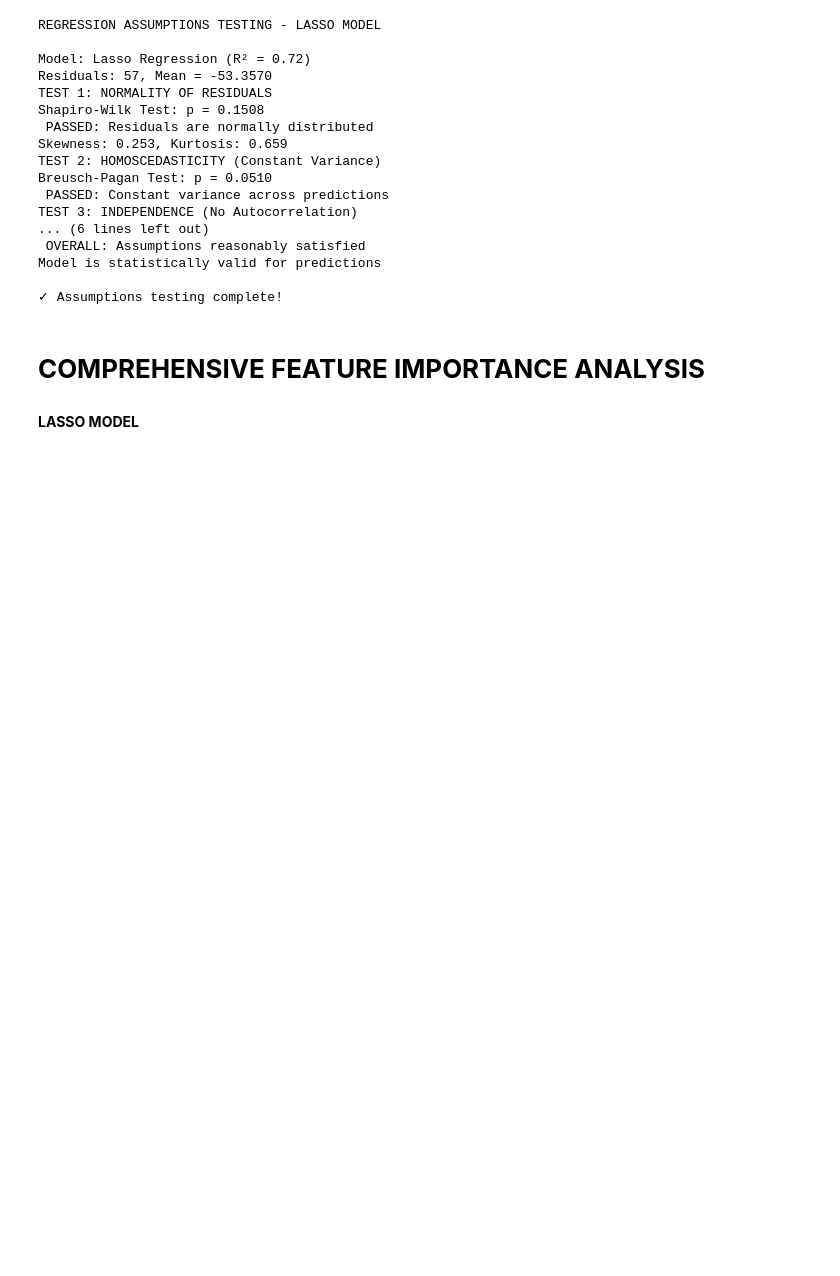
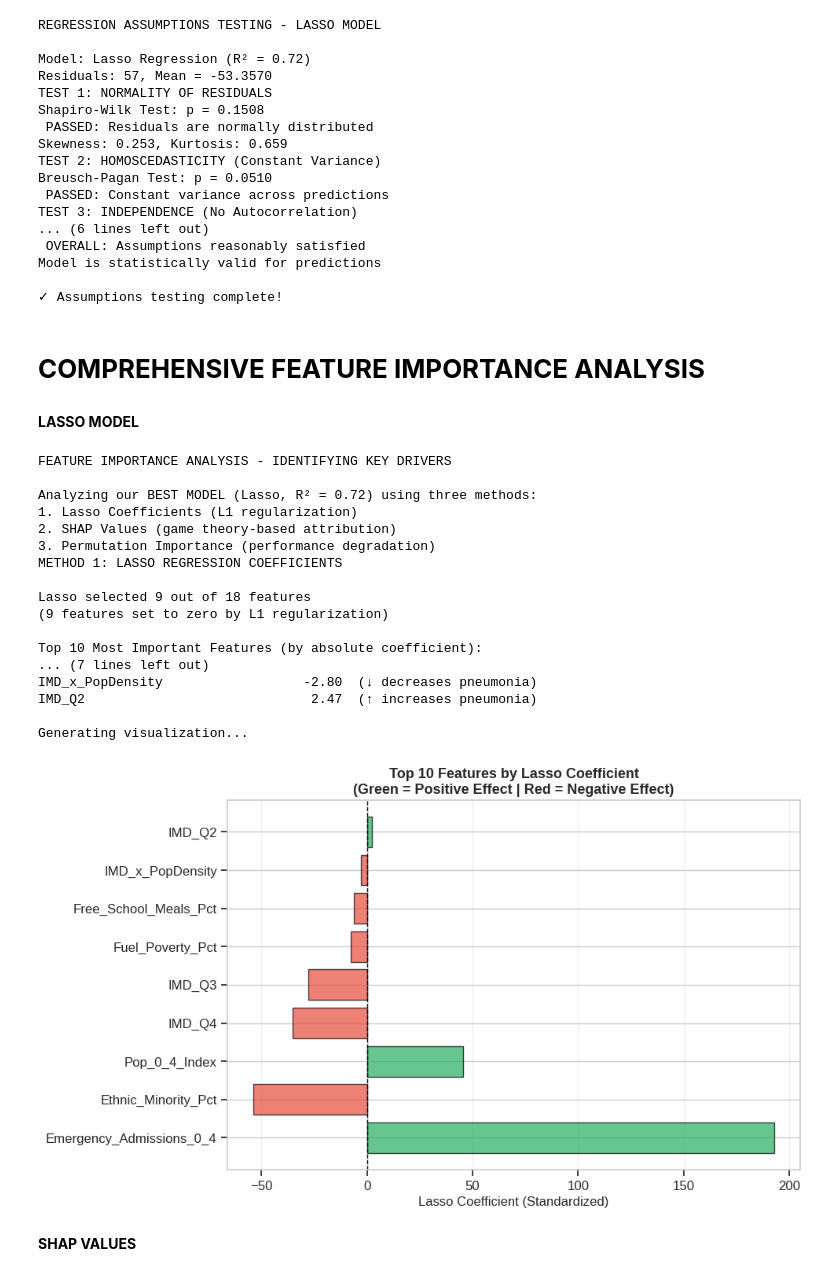
Before and after one commit to IfeakanduBenedict/pediatric-pneumonia-ml-england, a Jupyter notebook: Pediatric_Pneumonia_Analysis.ipynb, the cells around one changed output. Cells and saved outputs as stored; diff of their text form; code cells hidden in the pictures; blank space fills up the shorter version.

```diff
--- a/Pediatric_Pneumonia_Analysis.ipynb
+++ b/Pediatric_Pneumonia_Analysis.ipynb
@@ -1950,3 +1950,73 @@ Model is statistically valid for predictions
 # **COMPREHENSIVE FEATURE IMPORTANCE ANALYSIS**
 # %% [markdown]
 **LASSO MODEL**
+# %%
+# COMPREHENSIVE FEATURE IMPORTANCE ANALYSIS - LASSO MODEL
+
+print("FEATURE IMPORTANCE ANALYSIS - IDENTIFYING KEY DRIVERS")
+print("\nAnalyzing our BEST MODEL (Lasso, R² = 0.72) using three methods:")
+print("1. Lasso Coefficients (L1 regularization)")
+print("2. SHAP Values (game theory-based attribution)")
+print("3. Permutation Importance (performance degradation)")
+
+# METHOD 1: LASSO COEFFICIENTS
+
+print("METHOD 1: LASSO REGRESSION COEFFICIENTS")
+
+# Get Lasso model and features
+lasso_model = models['Lasso']
+feature_names = X_train_scaled.columns
+
+# Create dataframe of coefficients
+lasso_coefs = pd.DataFrame({
+    'Feature': feature_names,
+    'Coefficient': lasso_model.coef_,
+    'Abs_Coefficient': np.abs(lasso_model.coef_)
+}).sort_values('Abs_Coefficient', ascending=False)
+
+# Remove zero coefficients (features eliminated by Lasso)
+lasso_coefs_nonzero = lasso_coefs[lasso_coefs['Coefficient'] != 0].copy()
+
+print(f"\nLasso selected {len(lasso_coefs_nonzero)} out of {len(lasso_coefs)} features")
+print(f"({len(lasso_coefs) - len(lasso_coefs_nonzero)} features set to zero by L1 regularization)\n")
+
+print("Top 10 Most Important Features (by absolute coefficient):")
+for idx, row in lasso_coefs_nonzero.head(10).iterrows():
+    direction = "↑ increases" if row['Coefficient'] > 0 else "↓ decreases"
+    print(f"{row['Feature']:30s} {row['Coefficient']:>8.2f}  ({direction} pneumonia)")
+
+# Visualize top 10
+print("\nGenerating visualization...")
+plt.figure(figsize=(10, 6))
+top_10 = lasso_coefs_nonzero.head(10)
+colors = ['#e74c3c' if x < 0 else '#27ae60' for x in top_10['Coefficient']]
+plt.barh(range(len(top_10)), top_10['Coefficient'], color=colors, alpha=0.7, edgecolor='black')
+plt.yticks(range(len(top_10)), top_10['Feature'])
+plt.xlabel('Lasso Coefficient (Standardized)', fontsize=12)
+plt.title('Top 10 Features by Lasso Coefficient\n(Green = Positive Effect | Red = Negative Effect)',
+          fontsize=13, fontweight='bold')
+plt.axvline(x=0, color='black', linestyle='--', linewidth=1)
+plt.grid(axis='x', alpha=0.3)
+plt.tight_layout()
+plt.show()
+# %% [output]
+FEATURE IMPORTANCE ANALYSIS - IDENTIFYING KEY DRIVERS
+
+Analyzing our BEST MODEL (Lasso, R² = 0.72) using three methods:
+1. Lasso Coefficients (L1 regularization)
+2. SHAP Values (game theory-based attribution)
+3. Permutation Importance (performance degradation)
+METHOD 1: LASSO REGRESSION COEFFICIENTS
+
+Lasso selected 9 out of 18 features
+(9 features set to zero by L1 regularization)
+
+Top 10 Most Important Features (by absolute coefficient):
+... (7 lines left out)
+IMD_x_PopDensity                  -2.80  (↓ decreases pneumonia)
+IMD_Q2                             2.47  (↑ increases pneumonia)
+
+Generating visualization...
+[figure, added]
+# %% [markdown]
+**SHAP VALUES**
```
